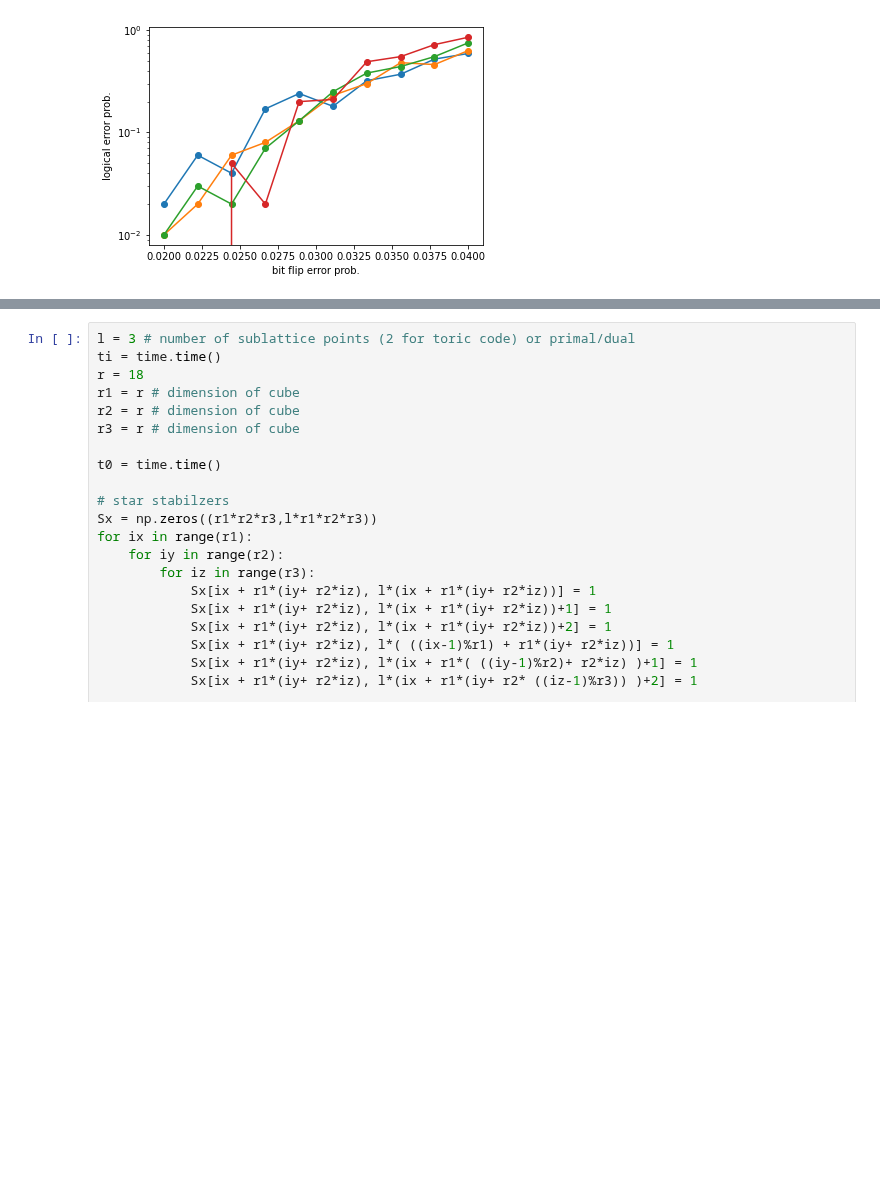
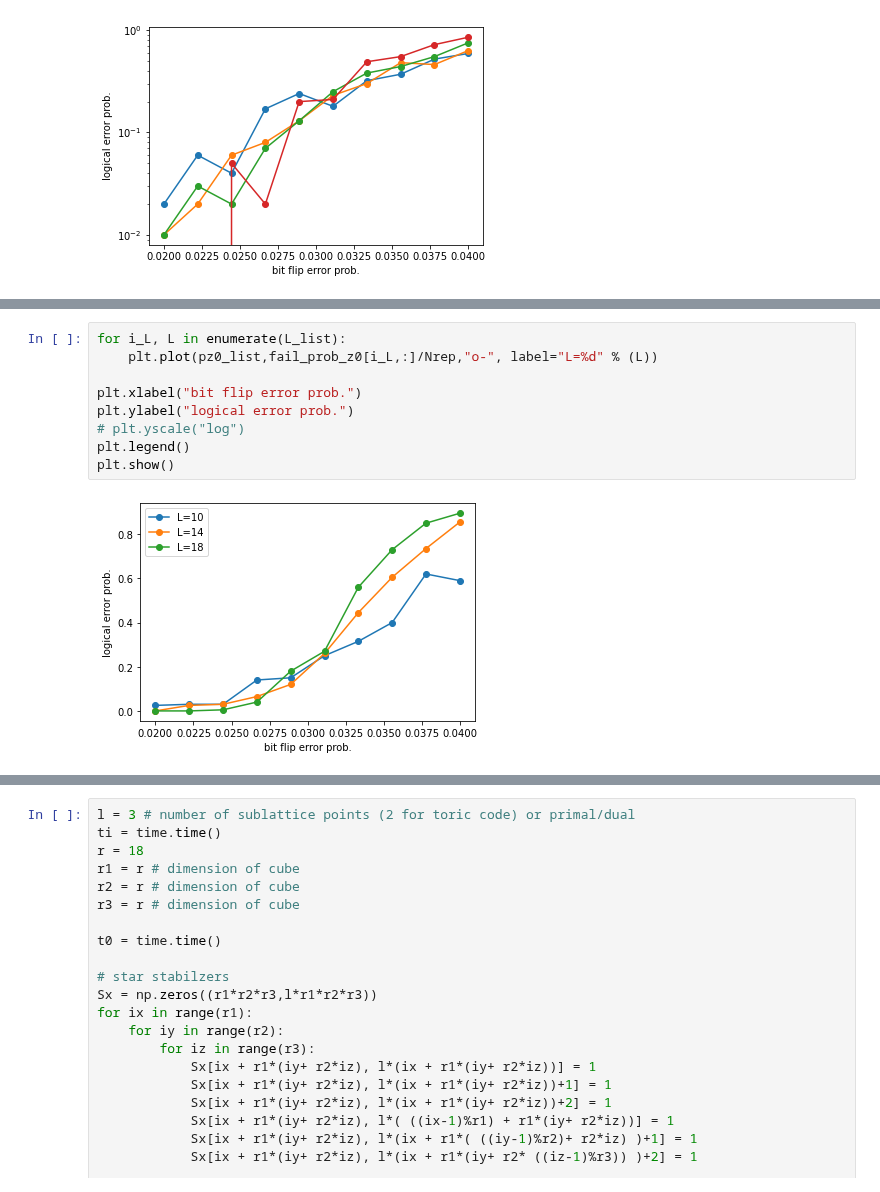
Before and after one commit to hassan-shap/quantum-emitter, a Jupyter notebook: qec-ftcs.ipynb, the cells around one changed output, grey strips where cells are left out. Saved outputs shown, nothing was run; the diff lists cells and outputs as text; blank space fills up the shorter version.

```diff
--- a/qec-ftcs.ipynb
+++ b/qec-ftcs.ipynb
@@ -429,0 +503,11 @@ plt.show()
+# %%
+for i_L, L in enumerate(L_list):
+    plt.plot(pz0_list,fail_prob_z0[i_L,:]/Nrep,"o-", label="L=%d" % (L))
+
+plt.xlabel("bit flip error prob.")
+plt.ylabel("logical error prob.")
+# plt.yscale("log")
+plt.legend()
+plt.show()
+# %% [output]
+[figure, added]
```
Also changed, not shown: parts of 4 cells of this notebook, 5 other files.
